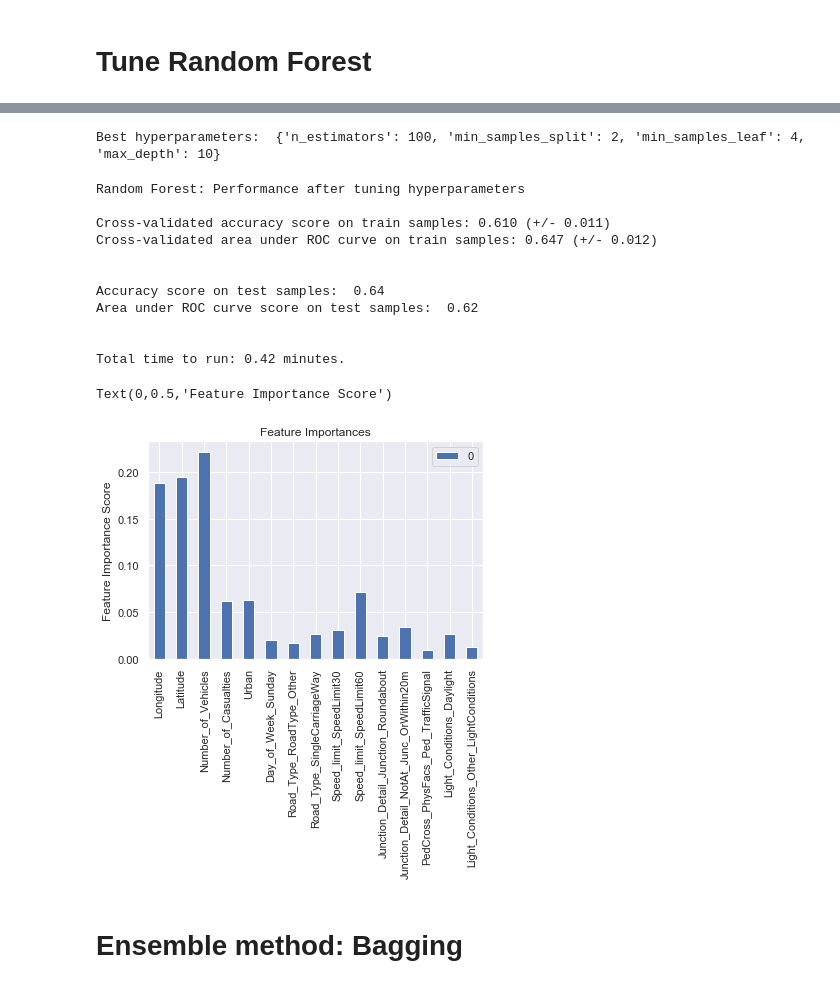
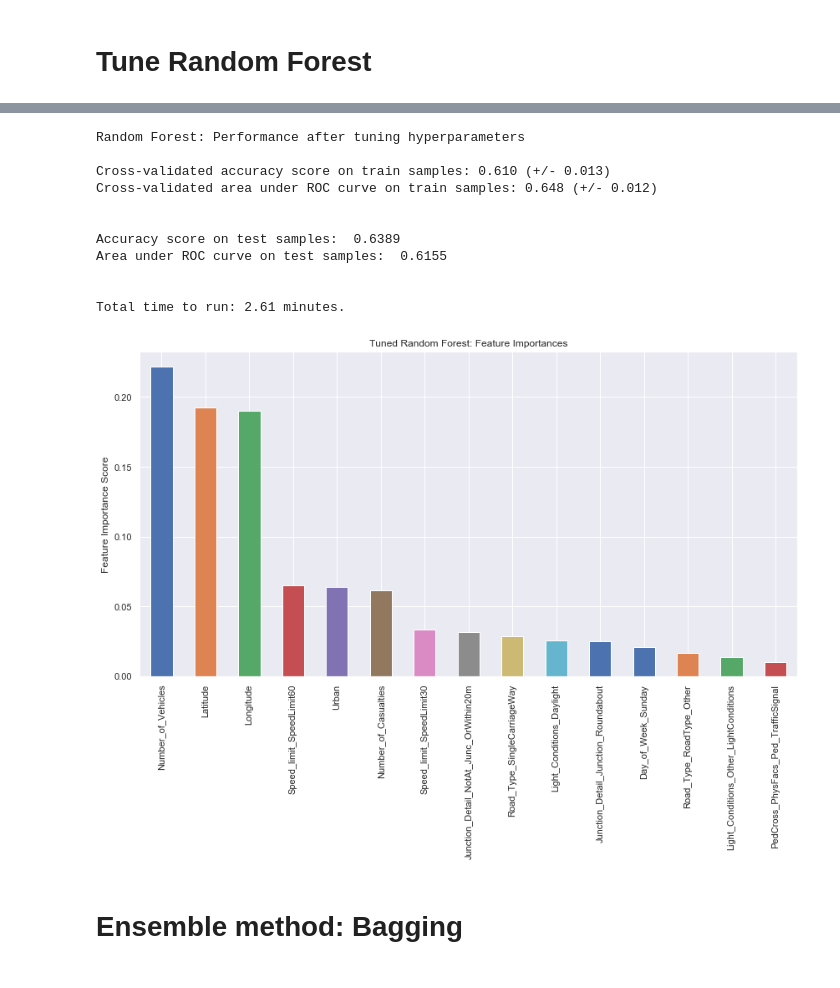
Before and after one commit to akafle1003/thinkful-supervised-learning-capstone, a Jupyter notebook: SupervisedLearningCapstone_PredictingFatalAccidentsinUKPublicRoads.ipynb, the cells around one changed output, grey strips where cells are left out. Cells and saved outputs as stored; diff of their text form; code cells hidden in the pictures.

```diff
--- a/SupervisedLearningCapstone_PredictingFatalAccidentsinUKPublicRoads.ipynb
+++ b/SupervisedLearningCapstone_PredictingFatalAccidentsinUKPublicRoads.ipynb
@@ -1122,37 +1080,38 @@ RandomizedSearchCV(cv=5, error_score='raise',
-# %%
-print('Best hyperparameters: ', rfc_rgrid.best_params_)
-# %% [output]
-Best hyperparameters:  {'n_estimators': 100, 'min_samples_split': 2, 'min_samples_leaf': 4, 'max_depth': 10}
 # %%
-start=time()
 print('Random Forest: Performance after tuning hyperparameters \n')
-fit_eval_clf(RandomForestClassifier(n_estimators = 100, min_samples_split = 2, min_samples_leaf = 4, max_depth = 10,
+fit_eval_clf(RandomForestClassifier(n_estimators = 700, min_samples_split = 2, min_samples_leaf = 4, max_depth = 10,
                              n_jobs=-1,random_state=321))
-print('\n')
-print("Total time to run: %.2f minutes." % ((time() - start)/60))
 # %% [output]
 Random Forest: Performance after tuning hyperparameters
 
-Cross-validated accuracy score on train samples: 0.610 (+/- 0.011)
-Cross-validated area under ROC curve on train samples: 0.647 (+/- 0.012)
+Cross-validated accuracy score on train samples: 0.610 (+/- 0.013)
+Cross-validated area under ROC curve on train samples: 0.648 (+/- 0.012)
 
 
-Accuracy score on test samples:  0.64
-Area under ROC curve score on test samples:  0.62
+Accuracy score on test samples:  0.6389
+Area under ROC curve on test samples:  0.6155
 
 
-Total time to run: 0.42 minutes.
+Total time to run: 2.61 minutes.
 # %%
 # Feature importances
-model=RandomForestClassifier(n_estimators = 100, min_samples_split = 2, min_samples_leaf = 4, max_depth = 10,
+model=RandomForestClassifier(n_estimators = 700, min_samples_split = 2, min_samples_leaf = 4, max_depth = 10,
                              n_jobs=-1,random_state=321)
 model.fit(X_train_rus,y_train_rus)
-feat_imp = pd.DataFrame(model.feature_importances_, index=x_kbest.columns)
-feat_imp.plot(kind='bar', title='Feature Importances')
+
+feat_imp = pd.Series(model.feature_importances_, index=x_kbest.columns).sort_values(ascending=False)
+
+# Set figure size
+fig = plt.figure(figsize = (12,9))
+ax = fig.gca()
+
+feat_imp.plot(kind='bar', title='Tuned Random Forest: Feature Importances', ax=ax)
 plt.ylabel('Feature Importance Score')
+plt.savefig('Feature_Importance_TunedRFC.png')
+plt.tight_layout()
+plt.show()
 # %% [output]
-Text(0,0.5,'Feature Importance Score')
-[figure, old version]
+[figure, new version]
 # %% [markdown]
 # Ensemble method: Bagging
 # %% [markdown]
```
Also changed, not shown: parts of 59 cells of this notebook.
